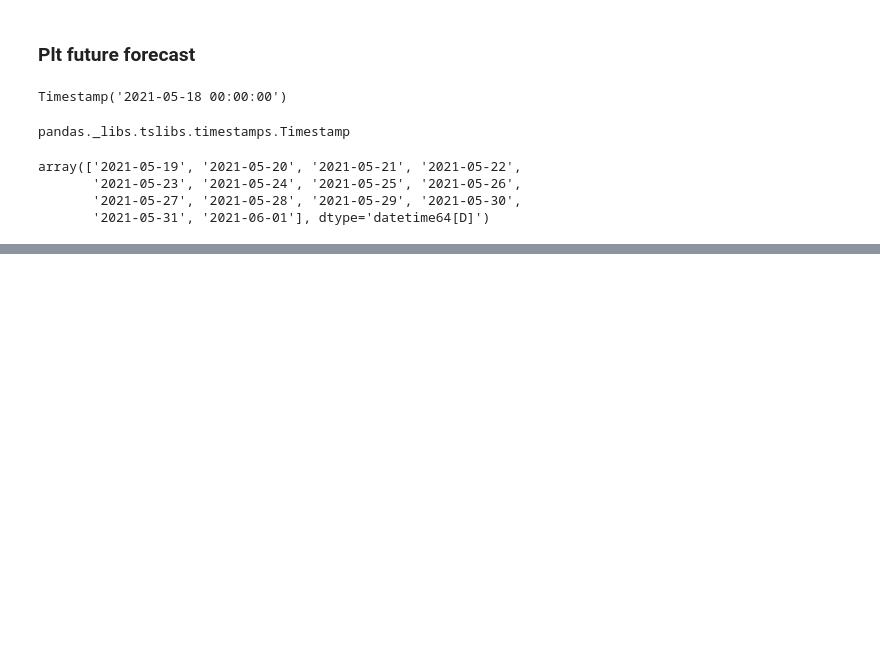
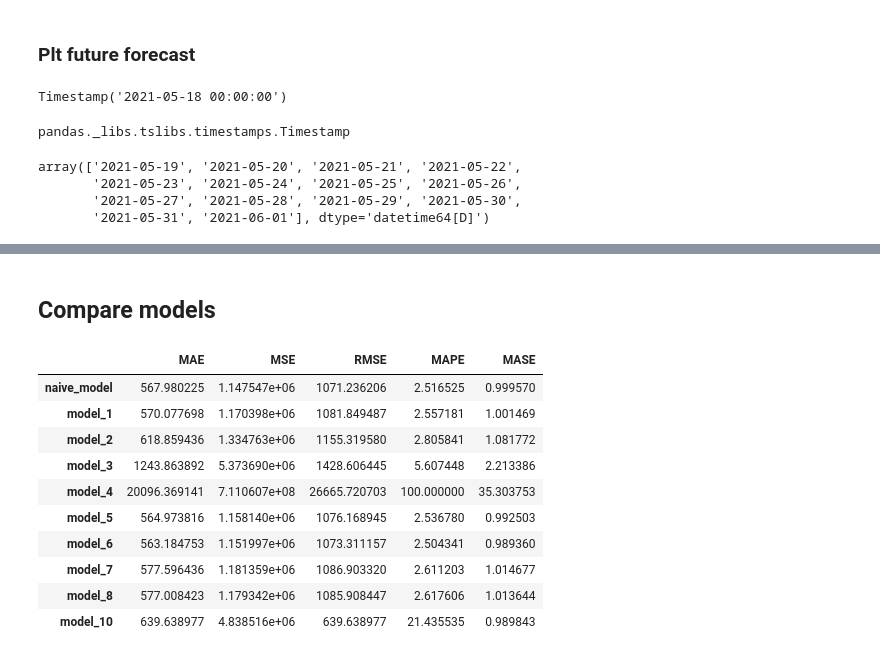
Before and after one commit to klsharma22/TensorflowCertifcationCourse, a Jupyter notebook: 10_time_series_forecasting_with_tensorflow.ipynb, the cells around one changed output, grey strips where cells are left out. Drawn from its saved outputs; the diff is of its cells as text; code cells hidden in the pictures; blank space fills up the shorter version.

```diff
--- a/10_time_series_forecasting_with_tensorflow.ipynb
+++ b/10_time_series_forecasting_with_tensorflow.ipynb
@@ -2194,0 +2353,27 @@ plot_time_series(next_time_steps, future_forecast, format='-', label= 'Predicted
+# %% [markdown]
+## Compare models
+# %%
+# Compare model results (w = window, h = horizon)
+model_results = pd.DataFrame({'naive_model': naive_results,
+                             'model_1': model_1_results,
+                             'model_2': model_2_results,
+                             'model_3': model_3_results,
+                             'model_4': model_4_results,
+                             'model_5': model_5_results,
+                             'model_6': model_6_results,
+                             'model_7': model_7_results,
+                             'model_8': ensemble_results,
+                             'model_10': turkey_results}).T
+model_results
+# %% [output]
+|  | MAE | MSE | RMSE | MAPE | MASE |
+| naive_model | 567.980225 | 1.147547e+06 | 1071.236206 | 2.516525 | 0.999570 |
+| model_1 | 570.077698 | 1.170398e+06 | 1081.849487 | 2.557181 | 1.001469 |
+| model_2 | 618.859436 | 1.334763e+06 | 1155.319580 | 2.805841 | 1.081772 |
+| model_3 | 1243.863892 | 5.373690e+06 | 1428.606445 | 5.607448 | 2.213386 |
+| model_4 | 20096.369141 | 7.110607e+08 | 26665.720703 | 100.000000 | 35.303753 |
+| model_5 | 564.973816 | 1.158140e+06 | 1076.168945 | 2.536780 | 0.992503 |
+| model_6 | 563.184753 | 1.151997e+06 | 1073.311157 | 2.504341 | 0.989360 |
+| model_7 | 577.596436 | 1.181359e+06 | 1086.903320 | 2.611203 | 1.014677 |
+| model_8 | 577.008423 | 1.179342e+06 | 1085.908447 | 2.617606 | 1.013644 |
+| model_10 | 639.638977 | 4.838516e+06 | 639.638977 | 21.435535 | 0.989843 |
```
Also changed, not shown: parts of 62 cells of this notebook.
